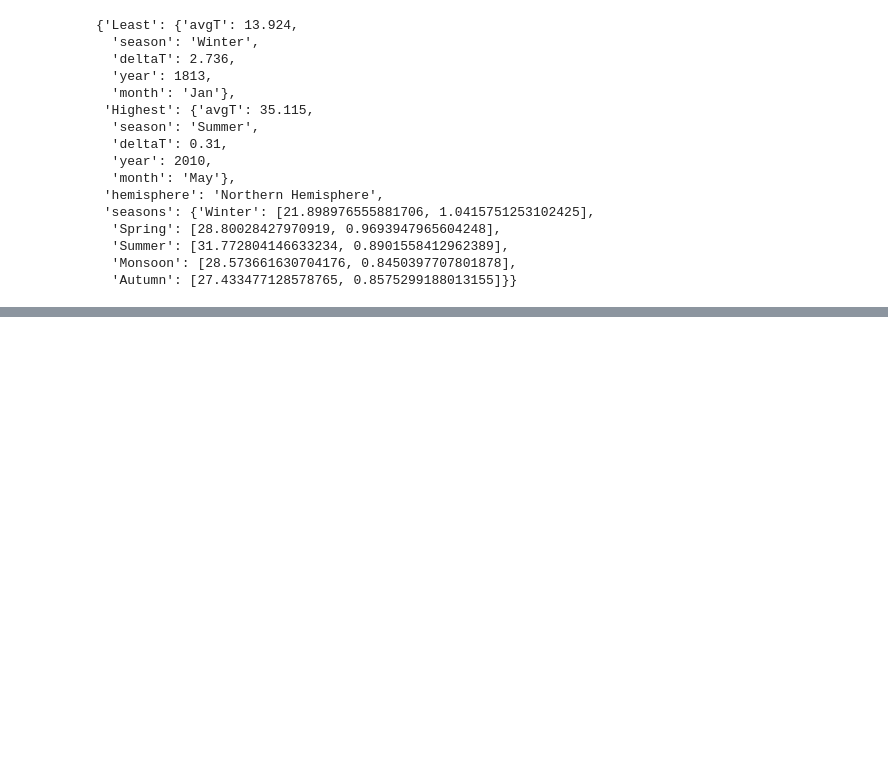
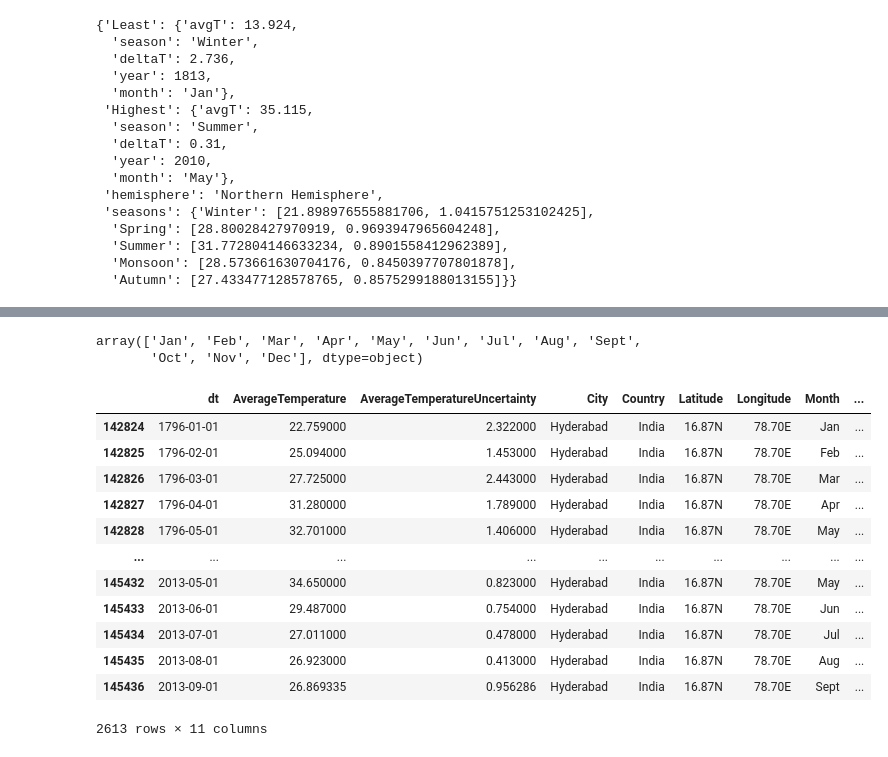
Before and after one commit to r0han99/deltaT-prophet, a Jupyter notebook: EDA+FeatureEngineering.ipynb, the cells around one changed output, grey strips where cells are left out. Drawn from its saved outputs; the diff is of its cells as text; code cells hidden in the pictures; blank space fills up the shorter version.

```diff
--- a/EDA+FeatureEngineering.ipynb
+++ b/EDA+FeatureEngineering.ipynb
@@ -1186,0 +1065,5 @@ fig.show()
+# %%
+months
+# %% [output]
+array(['Jan', 'Feb', 'Mar', 'Apr', 'May', 'Jun', 'Jul', 'Aug', 'Sept',
+       'Oct', 'Nov', 'Dec'], dtype=object)
@@ -1186,0 +1072,16 @@ fig.show()
+# %%
+temp
+# %% [output]
+|  | dt | AverageTemperature | AverageTemperatureUncertainty | City | Country | Latitude | Longitude | Month | ... |
+| 142824 | 1796-01-01 | 22.759000 | 2.322000 | Hyderabad | India | 16.87N | 78.70E | Jan | ... |
+| 142825 | 1796-02-01 | 25.094000 | 1.453000 | Hyderabad | India | 16.87N | 78.70E | Feb | ... |
+| 142826 | 1796-03-01 | 27.725000 | 2.443000 | Hyderabad | India | 16.87N | 78.70E | Mar | ... |
+| 142827 | 1796-04-01 | 31.280000 | 1.789000 | Hyderabad | India | 16.87N | 78.70E | Apr | ... |
+| 142828 | 1796-05-01 | 32.701000 | 1.406000 | Hyderabad | India | 16.87N | 78.70E | May | ... |
+| ... | ... | ... | ... | ... | ... | ... | ... | ... | ... |
+| 145432 | 2013-05-01 | 34.650000 | 0.823000 | Hyderabad | India | 16.87N | 78.70E | May | ... |
+| 145433 | 2013-06-01 | 29.487000 | 0.754000 | Hyderabad | India | 16.87N | 78.70E | Jun | ... |
+| 145434 | 2013-07-01 | 27.011000 | 0.478000 | Hyderabad | India | 16.87N | 78.70E | Jul | ... |
+| 145435 | 2013-08-01 | 26.923000 | 0.413000 | Hyderabad | India | 16.87N | 78.70E | Aug | ... |
+| 145436 | 2013-09-01 | 26.869335 | 0.956286 | Hyderabad | India | 16.87N | 78.70E | Sept | ... |
+2613 rows × 11 columns
```
Also changed, not shown: parts of 29 cells of this notebook, 8 other files.
